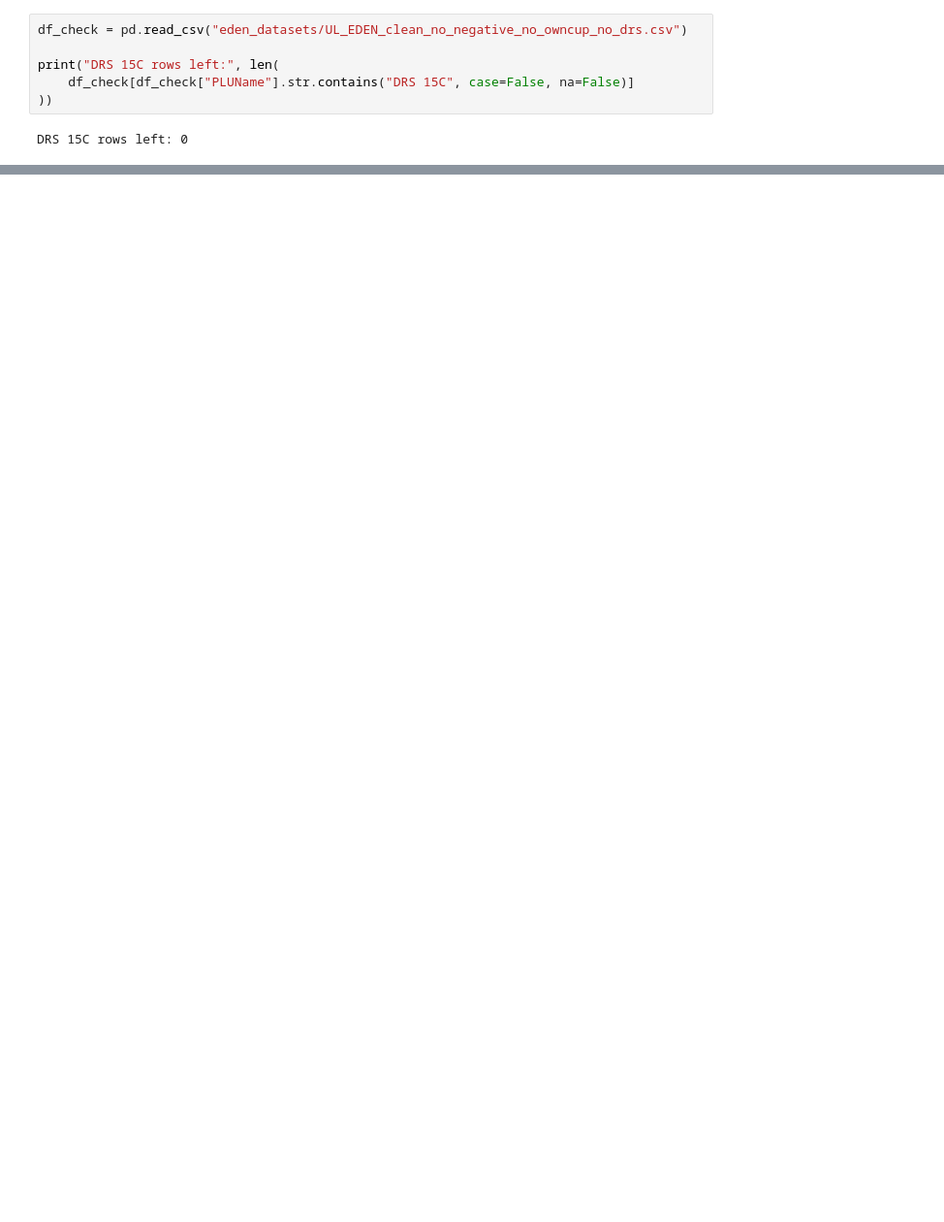
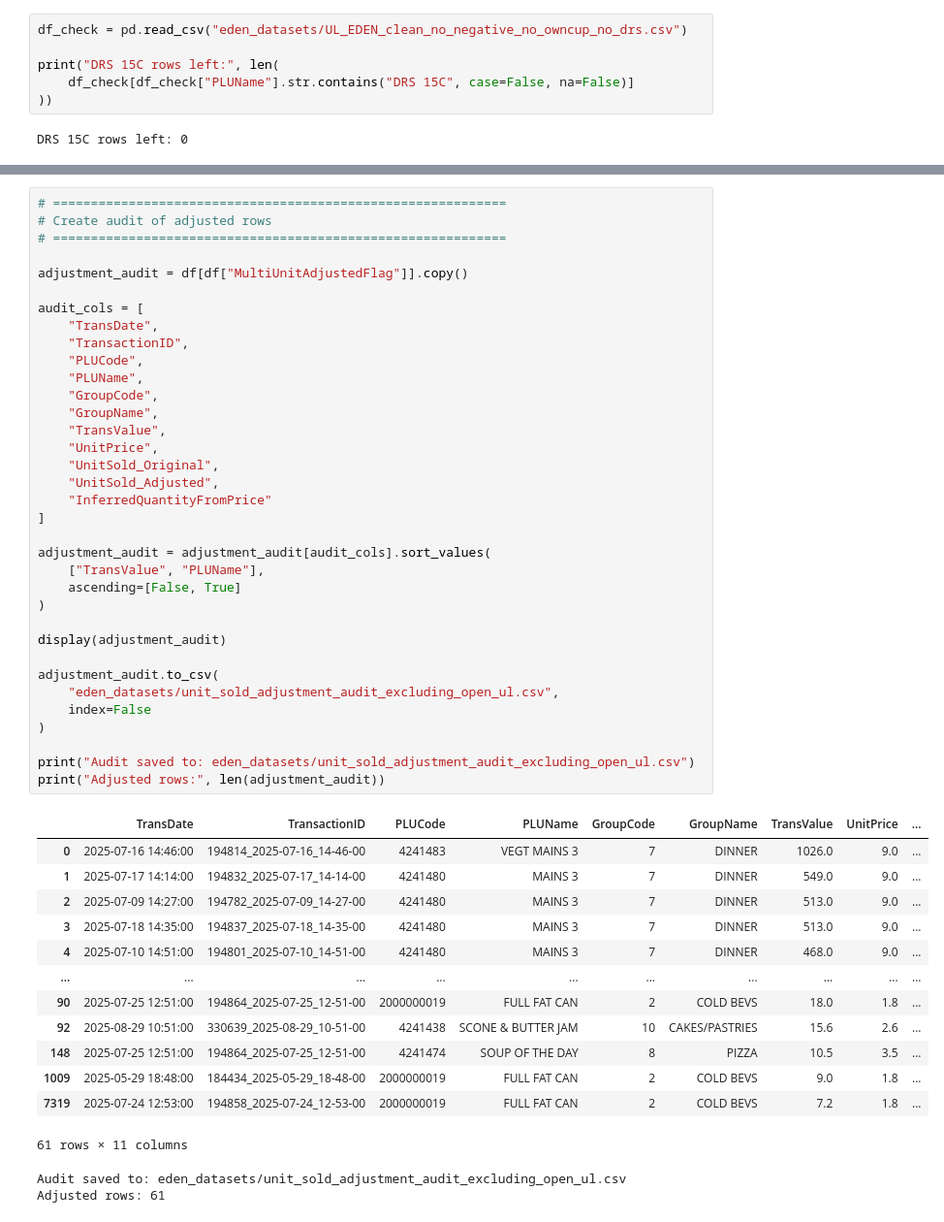
Before and after one commit to Ryan-B05/food_waste_restaurant, a Jupyter notebook: eden_dataset_cleaning.ipynb, the cells around one changed output, grey strips where cells are left out. Shown at 97% size. Cells and saved outputs as stored; diff of their text form; blank space fills up the shorter version.

```diff
--- a/eden_dataset_cleaning.ipynb
+++ b/eden_dataset_cleaning.ipynb
@@ -327,0 +805,51 @@ DRS 15C rows left: 0
+# %%
+# ============================================================
+# Create audit of adjusted rows
+# ============================================================
+
+adjustment_audit = df[df["MultiUnitAdjustedFlag"]].copy()
+
+audit_cols = [
+    "TransDate",
+    "TransactionID",
+    "PLUCode",
+    "PLUName",
+    "GroupCode",
+    "GroupName",
+    "TransValue",
+    "UnitPrice",
+    "UnitSold_Original",
+    "UnitSold_Adjusted",
+    "InferredQuantityFromPrice"
+]
+
+adjustment_audit = adjustment_audit[audit_cols].sort_values(
+    ["TransValue", "PLUName"],
+    ascending=[False, True]
+)
+
+display(adjustment_audit)
+
+adjustment_audit.to_csv(
+    "eden_datasets/unit_sold_adjustment_audit_excluding_open_ul.csv",
+    index=False
+)
+
+print("Audit saved to: eden_datasets/unit_sold_adjustment_audit_excluding_open_ul.csv")
+print("Adjusted rows:", len(adjustment_audit))
+# %% [output]
+|  | TransDate | TransactionID | PLUCode | PLUName | GroupCode | GroupName | TransValue | UnitPrice | ... |
+| 0 | 2025-07-16 14:46:00 | 194814_2025-07-16_14-46-00 | 4241483 | VEGT MAINS 3 | 7 | DINNER | 1026.0 | 9.0 | ... |
+| 1 | 2025-07-17 14:14:00 | 194832_2025-07-17_14-14-00 | 4241480 | MAINS 3 | 7 | DINNER | 549.0 | 9.0 | ... |
+| 2 | 2025-07-09 14:27:00 | 194782_2025-07-09_14-27-00 | 4241480 | MAINS 3 | 7 | DINNER | 513.0 | 9.0 | ... |
+| 3 | 2025-07-18 14:35:00 | 194837_2025-07-18_14-35-00 | 4241480 | MAINS 3 | 7 | DINNER | 513.0 | 9.0 | ... |
+| 4 | 2025-07-10 14:51:00 | 194801_2025-07-10_14-51-00 | 4241480 | MAINS 3 | 7 | DINNER | 468.0 | 9.0 | ... |
+| ... | ... | ... | ... | ... | ... | ... | ... | ... | ... |
+| 90 | 2025-07-25 12:51:00 | 194864_2025-07-25_12-51-00 | 2000000019 | FULL FAT CAN | 2 | COLD BEVS | 18.0 | 1.8 | ... |
+| 92 | 2025-08-29 10:51:00 | 330639_2025-08-29_10-51-00 | 4241438 | SCONE & BUTTER JAM | 10 | CAKES/PASTRIES | 15.6 | 2.6 | ... |
+| 148 | 2025-07-25 12:51:00 | 194864_2025-07-25_12-51-00 | 4241474 | SOUP OF THE DAY | 8 | PIZZA | 10.5 | 3.5 | ... |
+| 1009 | 2025-05-29 18:48:00 | 184434_2025-05-29_18-48-00 | 2000000019 | FULL FAT CAN | 2 | COLD BEVS | 9.0 | 1.8 | ... |
+| 7319 | 2025-07-24 12:53:00 | 194858_2025-07-24_12-53-00 | 2000000019 | FULL FAT CAN | 2 | COLD BEVS | 7.2 | 1.8 | ... |
+61 rows × 11 columns
+Audit saved to: eden_datasets/unit_sold_adjustment_audit_excluding_open_ul.csv
+Adjusted rows: 61
```
Also changed, not shown: parts of 46 cells of this notebook.
